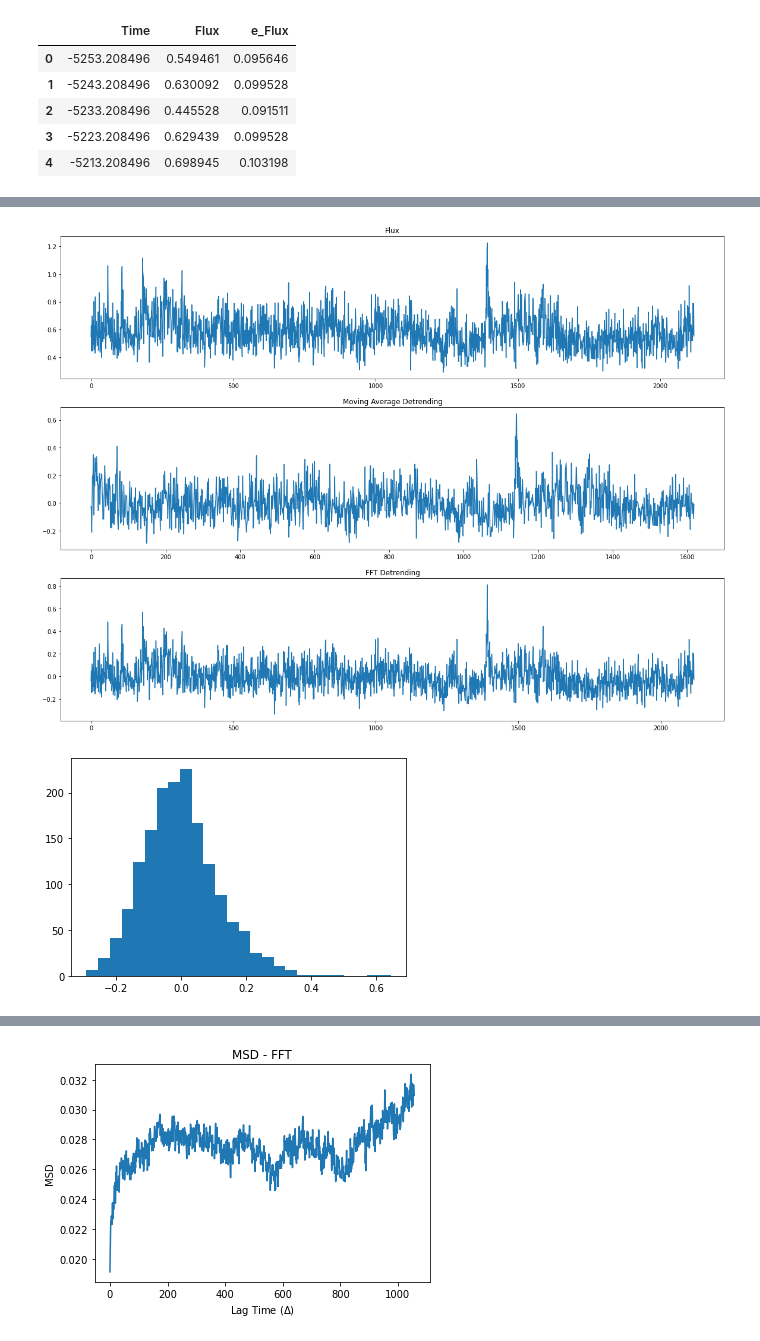
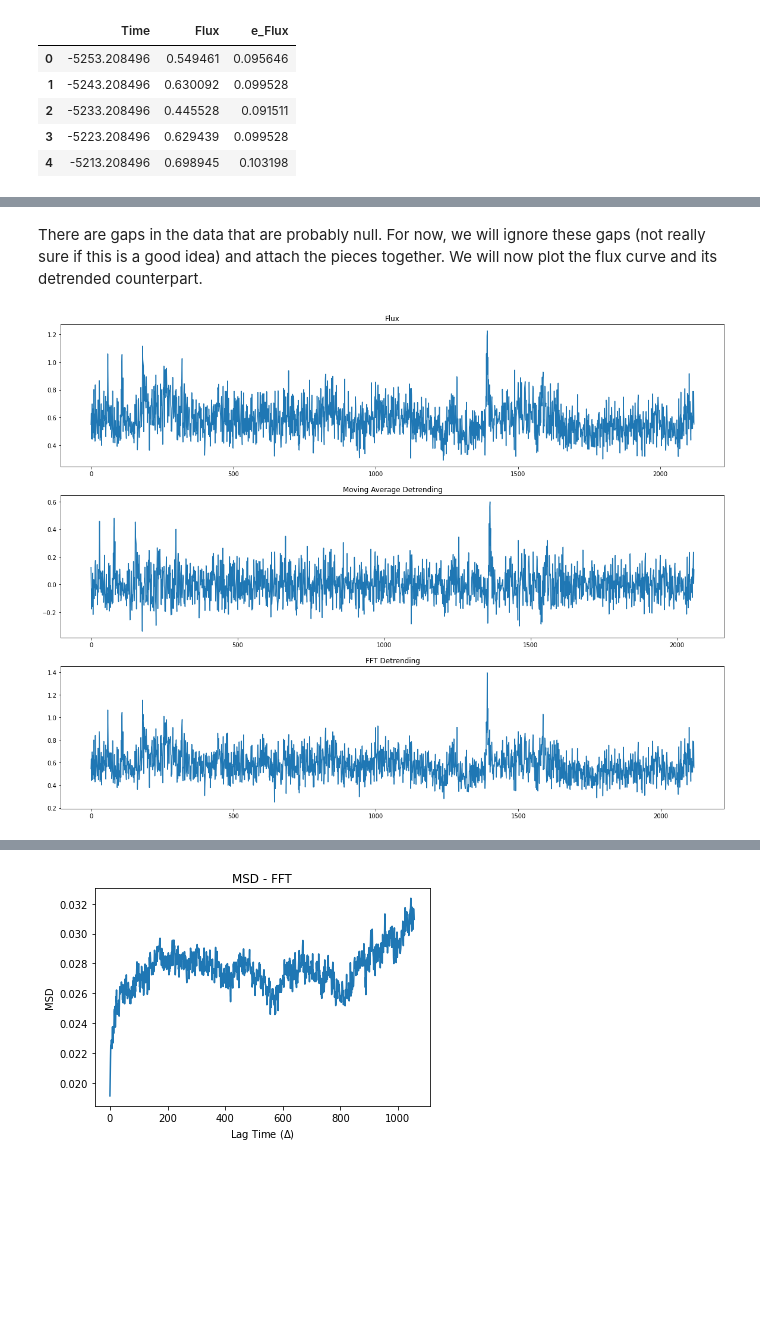
Before and after one commit to xxtofff/Physics-305, a Jupyter notebook: notebooks/light_curves.ipynb, the cells around one changed output, grey strips where cells are left out. Drawn from its saved outputs; the diff is of its cells as text; code cells hidden in the pictures; blank space fills up the shorter version.

Commit message:
added data description

```diff
--- a/notebooks/light_curves.ipynb
+++ b/notebooks/light_curves.ipynb
@@ -63,16 +63,16 @@ def fft_detrend(data, threshold):
     data = np.array(data)
     fft_data = np.fft.rfft(data)
     adapted_threshold = threshold*np.max(fft_data)
-    padded_fft = []
+    lowpass_fft = []
 
     for i in range(len(fft_data)):
         if np.abs(fft_data[i]) < adapted_threshold: #frequency values above adapted_threshold are excluded
-            padded_fft.append(fft_data[i])
+            lowpass_fft.append(fft_data[i])
         else:
-            padded_fft.append(0)
+            lowpass_fft.append(0)
 
-    padded_data = np.fft.irfft(padded_fft)
-    return padded_data
+    lowpass_data = np.fft.irfft(lowpass_fft)
+    return lowpass_data
 # %% [markdown]
 ## Application: Random Walk
 
@@ -159,28 +165,24 @@ We will now plot the flux curve and its detrended counterpart.
+# %% [markdown]
+There are gaps in the data that are probably null. For now, we will ignore these gaps (not really sure if this is a good idea) and attach the pieces together. We will now plot the flux curve and its detrended counterpart.
 # %%
 flux = light_curve.Flux
-movave_flux = mov_ave_detrend(flux, 250)
-fft_flux = fft_detrend(flux, 0.3)
+movave_flux = mov_ave_detrend(flux, 30)
+fft_flux = fft_detrend(flux, 250)
 
 plt.figure(figsize=(20,15))
 
 plt.subplot(3,1,1)
 plt.title('Flux')
 plt.plot(flux)
 
 plt.subplot(3,1,2)
 plt.title('Moving Average Detrending')
 plt.plot(movave_flux)
 
-
 plt.subplot(3,1,3)
 plt.title('FFT Detrending')
 plt.plot(fft_flux)
 
 plt.show()
 # %% [output]
-[figure, old version]
+[figure, new version]
-# %%
-plt.hist(movave_flux, bins = tscott_bins(movave_flux))
-plt.show()
-# %% [output]
-[figure, removed]
```
Also changed, not shown: parts of 8 cells of this notebook.
